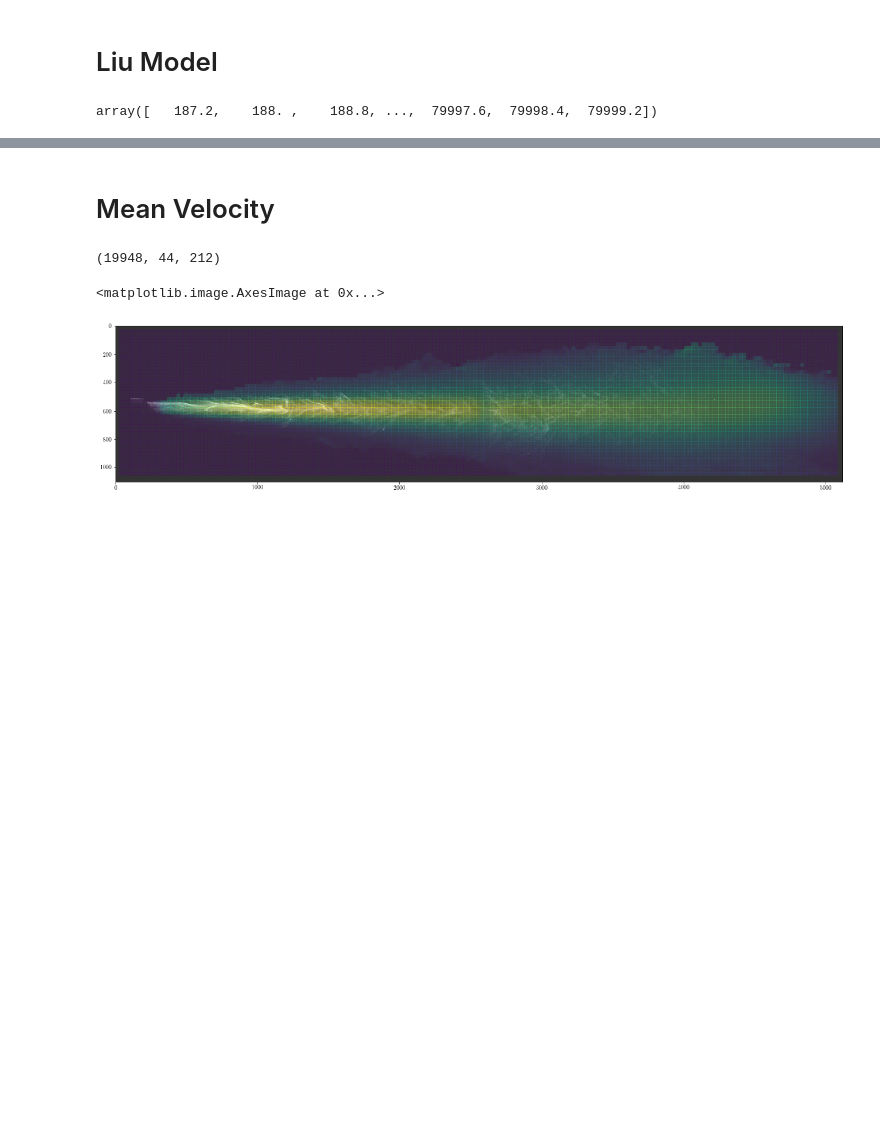
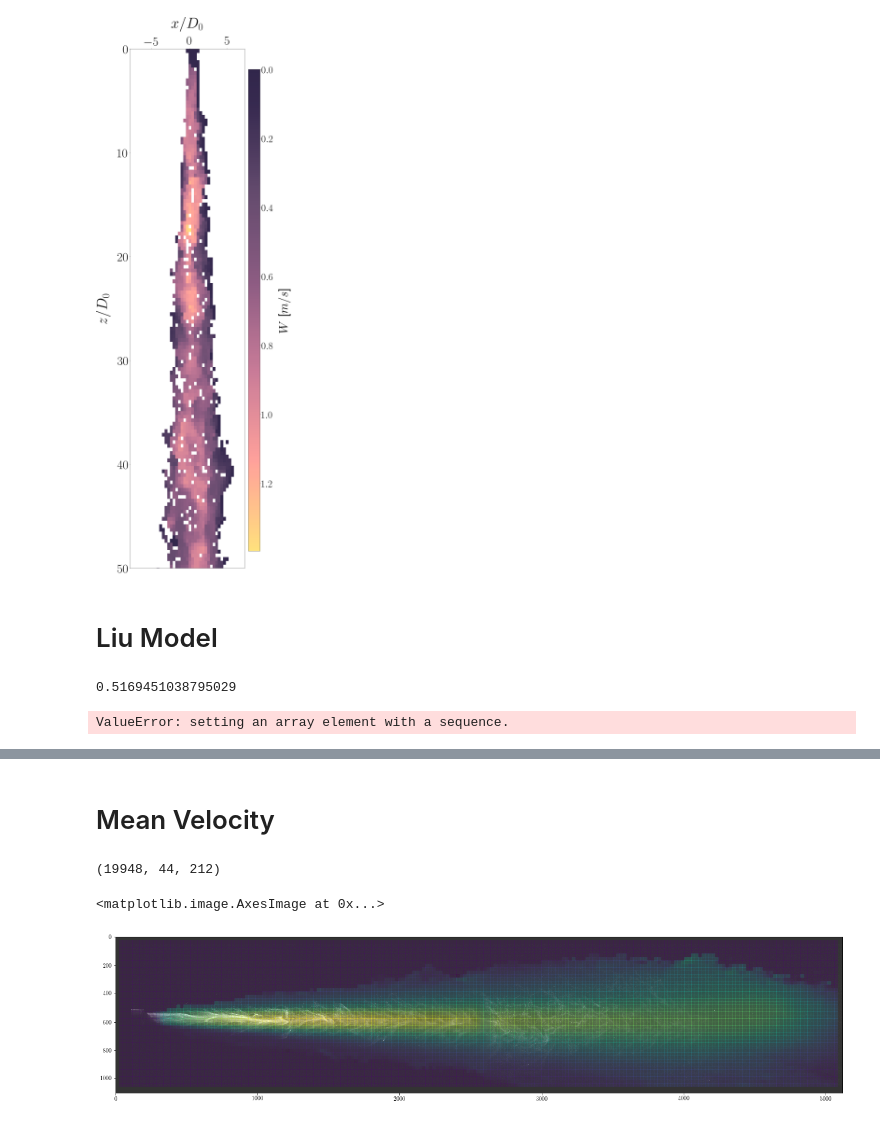
Before and after one commit to ajpetersen25/PLPlumes, a Jupyter notebook: Code/whole_plume_profiles.ipynb, the cells around one changed output, grey strips where cells are left out. Cells and saved outputs as stored; diff of their text form; code cells hidden in the pictures; blank space fills up the shorter version.

```diff
--- a/Code/whole_plume_profiles.ipynb
+++ b/Code/whole_plume_profiles.ipynb
@@ -34,7 +32,7 @@ Wrms_file = path+'plume_30um_dn32_D019/pano/Analysis/pano.0048.def.U.rms.npz'
 Uave_file = path+'/media/cluster/msi/pet00105/Coletti/Data_2019/Plumes/whole_plume/plume_30um_dn32_D019/pano/Analysis/pano.0048.def.U.ave.npz'
 Urms_file = path+'/media/cluster/msi/pet00105/Coletti/Data_2019/Plumes/whole_plume/plume_30um_dn32_D019/pano/Analysis/pano.0048.def.U.rms.npz'
 
-deltat = 1/500 #s
+deltat = 1/600 #s
 cal = 3581 #pix/m
 D_0 = 1.905e-2 #m
 dx = 24
@@ -44,7 +63,29 @@ img = imgio.imgio(img_file)
+# %%
+w1 = W_inst[8000,:,:]/cal/deltat
+shape = np.array((1,i1.shape[1]/i1.shape[0]))*10
+f,ax = plt.subplots(figsize=shape)
+y = (np.arange(img.ix-dx, 0+dx,-dx)-197)/cal/D_0
+x = (np.arange(0+dx,img.iy-dx,dx)-560)/cal/D_0
+X,Y = np.meshgrid(x,y)
+ax.pcolormesh(X,Y,np.rot90(w1),cmap='sunset');
+ax.set_ylim(50,0);
+ax.tick_params(axis='both', which='major', labelsize=60)
+ax.set_ylabel('$z/D_0$',labelpad=25,fontsize=72)
+ax.set_xlabel('$x/D_0$',labelpad=25,fontsize=72);
+ax.xaxis.set_label_position('top')
+ax.xaxis.tick_top();
+cbar_ax = f.add_axes([.925,.15,.08,.7])
+cNorm = clr.Normalize(vmin=0,vmax=10/cal/deltat)
+scalarMap = cm.ScalarMappable(norm=cNorm,cmap='sunset')
+scalarMap.set_array(np.linspace(0,10/cal/deltat))
+cb = f.colorbar(scalarMap,cax=cbar_ax);
+cb.ax.invert_yaxis()
+cb.set_label('$W$ [$m/s$]',labelpad=25,size=60)
+cb.ax.tick_params(labelsize=48)
+
+f.savefig('/home/alec/Desktop/w1.png',format='png',bbox_inches='tight',transparent=True,dpi=600)
+# %% [output]
+[figure, added]
 # %% [markdown]
 # Liu Model
-# %%
-s
-# %% [output]
-array([   187.2,    188. ,    188.8, ...,  79997.6,  79998.4,  79999.2])
 # %%
@@ -74,6 +116,10 @@ m_dot = .019 # kg/s
 
 B = (rho_p - rho_a)*np.pi*g*beta_0*w_0*r_0**2
 K1 = 15/2*np.pi*beta_0*w_0*r_0**2*rho_a**(-1/3)*mu_a**(2/3)*dp**(-5/3)
+# %%
+W_centerline[0]/2
+# %% [output]
+0.5169451038795029
 # %%
 steps = len(s)
 wp = np.zeros((steps+1,))
@@ -112,0 +193,12 @@ for i,ii in enumerate(s):
+# %%
+i=1
+Rep = (rho_a*abs(wp[i-1]-wa[i-1])*dp)/mu_a
+Cd = 24*(1+0.15*Rep**.687)/Rep
+Fd = rho_a*(wp[i-1]-wa[i-1])**2/2*Cd/4*np.pi*dp**2*C*6*beta[i-1]*w_0*r_0**2/dp**3
+wp[i] = wp[i-1] + s_size/cal * (B-Fd)/(mp_dot[0]*wp[i-1])
+Qa[i] = Qa[i-1] + s_size/cal * (2*np.pi*ra[i-1]*abs(wa[i-1])*alpha)
+Ma[i] = Ma[i-1] + s_size/cal * (Fd)/wp[i-1]
+wa[i] = Ma[i]/(Qa[i]*rho_a)
+ra[i] = np.sqrt(Ma[i]/(np.pi*abs(wa[i])))
+# %% [output]
+ValueError: setting an array element with a sequence.
```
Also changed, not shown: parts of 78 cells of this notebook, 2 other files.
